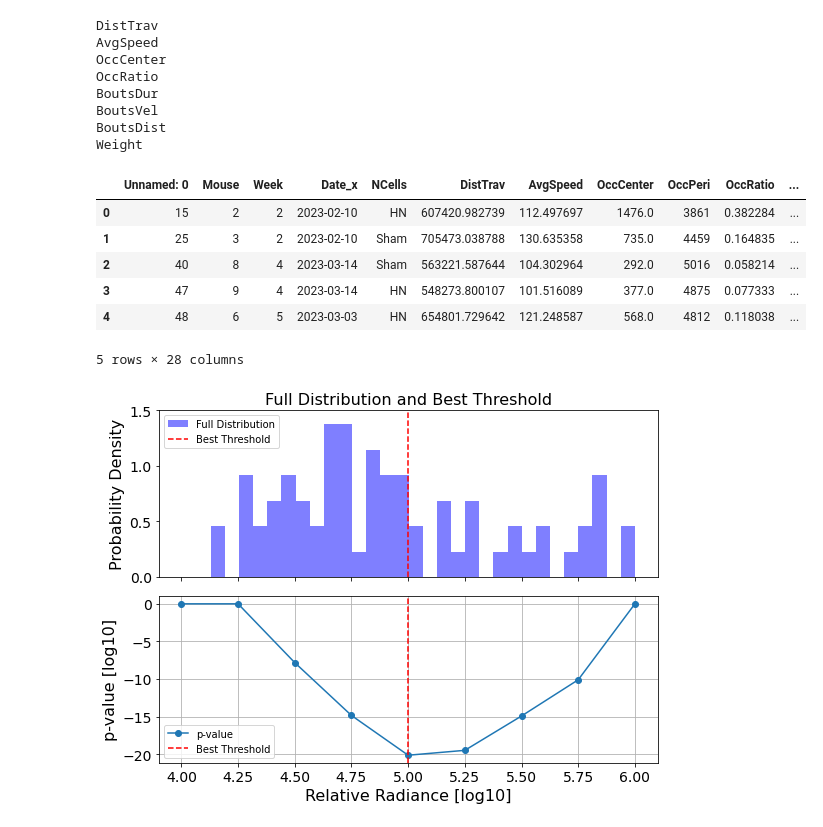
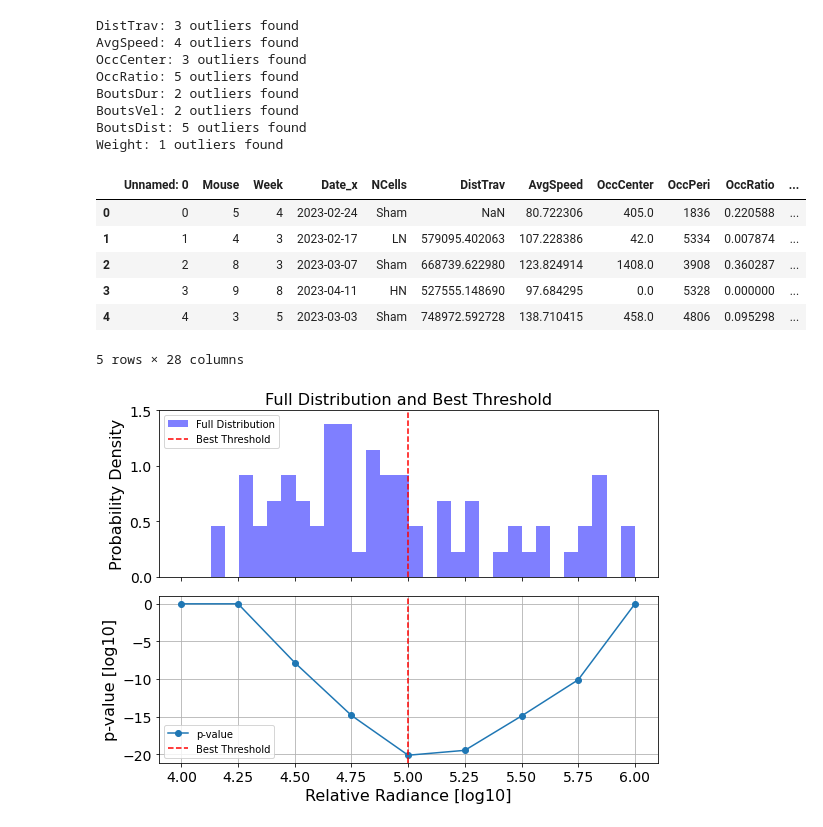
Before and after one commit to Barryjuait/Barryjuait, a Jupyter notebook: Personal Projects/TumorVolumefromBehavior.ipynb, the cells around one changed output. Saved outputs shown, nothing was run; the diff lists cells and outputs as text; code cells hidden in the pictures.

```diff
--- a/Personal Projects/TumorVolumefromBehavior.ipynb
+++ b/Personal Projects/TumorVolumefromBehavior.ipynb
@@ -88,30 +88,30 @@ for feat in idx:
     ol = getOutliers(df2, features[feat])
     if len(ol) == 0:
         continue
-    print(features[feat])
+    print(f'{features[feat]}: {len(ol.index)} outliers found')
     df2[features[feat]][ol.index] = np.nan
 # %% [output]
-DistTrav
-AvgSpeed
-OccCenter
-OccRatio
-BoutsDur
-BoutsVel
-BoutsDist
-Weight
+DistTrav: 3 outliers found
+AvgSpeed: 4 outliers found
+OccCenter: 3 outliers found
+OccRatio: 5 outliers found
+BoutsDur: 2 outliers found
+BoutsVel: 2 outliers found
+BoutsDist: 5 outliers found
+Weight: 1 outliers found
 # %%
 #Remove outliers and NaNs:
 #df2.drop([11, 23, 44, 59, 83, 87, 103], inplace = True)
-df2.dropna(inplace = True)
+#df2.dropna(inplace = True)
 df2.reset_index(inplace = True, drop = True)
 df2.head()
 # %% [output]
 |  | Unnamed: 0 | Mouse | Week | Date_x | NCells | DistTrav | AvgSpeed | OccCenter | OccPeri | OccRatio | ... |
-| 0 | 15 | 2 | 2 | 2023-02-10 | HN | 607420.982739 | 112.497697 | 1476.0 | 3861 | 0.382284 | ... |
-| 1 | 25 | 3 | 2 | 2023-02-10 | Sham | 705473.038788 | 130.635358 | 735.0 | 4459 | 0.164835 | ... |
-| 2 | 40 | 8 | 4 | 2023-03-14 | Sham | 563221.587644 | 104.302964 | 292.0 | 5016 | 0.058214 | ... |
-| 3 | 47 | 9 | 4 | 2023-03-14 | HN | 548273.800107 | 101.516089 | 377.0 | 4875 | 0.077333 | ... |
-| 4 | 48 | 6 | 5 | 2023-03-03 | HN | 654801.729642 | 121.248587 | 568.0 | 4812 | 0.118038 | ... |
+| 0 | 0 | 5 | 4 | 2023-02-24 | Sham | NaN | 80.722306 | 405.0 | 1836 | 0.220588 | ... |
+| 1 | 1 | 4 | 3 | 2023-02-17 | LN | 579095.402063 | 107.228386 | 42.0 | 5334 | 0.007874 | ... |
+| 2 | 2 | 8 | 3 | 2023-03-07 | Sham | 668739.622980 | 123.824914 | 1408.0 | 3908 | 0.360287 | ... |
+| 3 | 3 | 9 | 8 | 2023-04-11 | HN | 527555.148690 | 97.684295 | 0.0 | 5328 | 0.000000 | ... |
+| 4 | 4 | 3 | 5 | 2023-03-03 | Sham | 748972.592728 | 138.710415 | 458.0 | 4806 | 0.095298 | ... |
 5 rows × 28 columns
 # %%
 # Generate a sample dataset (replace with your own data)
```
Also changed, not shown: parts of 10 cells of this notebook.
